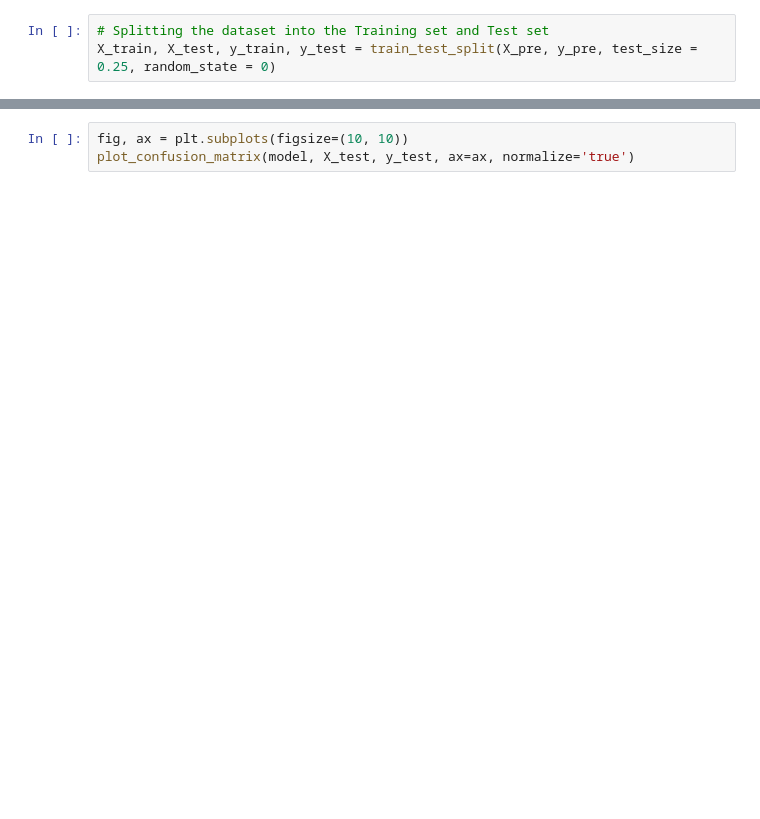
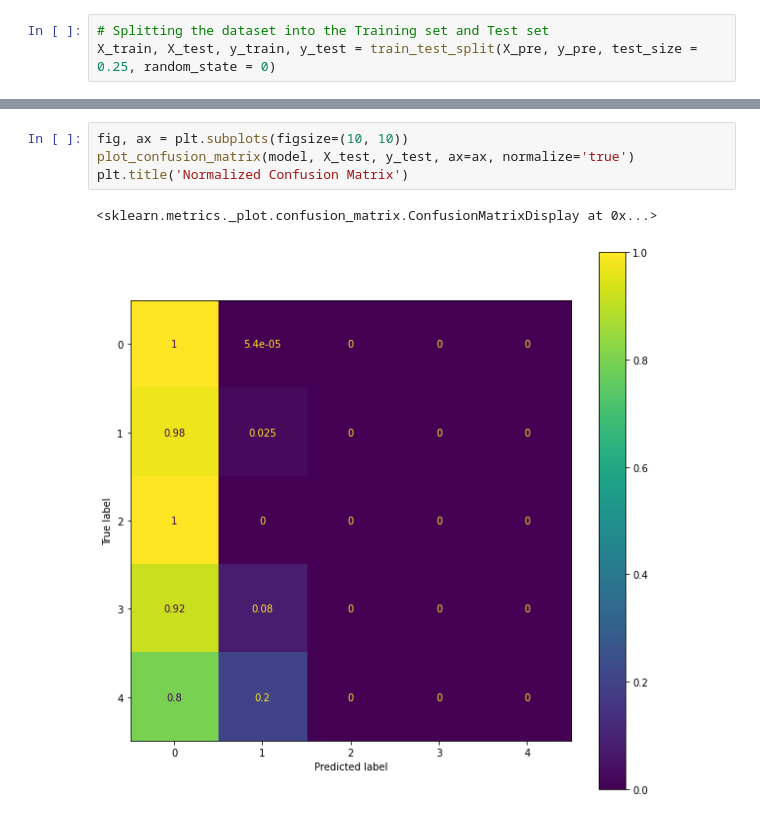
Before and after one commit to jacobdwatters/NIOSH-Project, a Jupyter notebook: Violation_edited.ipynb, the cells around one changed output, grey strips where cells are left out. Cells and saved outputs as stored; diff of their text form; blank space fills up the shorter version.

```diff
--- a/Violation_edited.ipynb
+++ b/Violation_edited.ipynb
@@ -144,6 +186,10 @@ dump(model, 'gdrive/My Drive/NIOSH Project/violation_logreg_trained.joblib')
 # %%
 fig, ax = plt.subplots(figsize=(10, 10))
 plot_confusion_matrix(model, X_test, y_test, ax=ax, normalize='true')
+plt.title('Normalized Confusion Matrix')
+# %% [output]
+<sklearn.metrics._plot.confusion_matrix.ConfusionMatrixDisplay at 0x...>
+[figure, added]
 # %%
 fig, ax = plt.subplots(figsize=(10, 10))
 plot_confusion_matrix(model, X_test, y_test, ax=ax)
```
Also changed, not shown: parts of 9 cells of this notebook.
